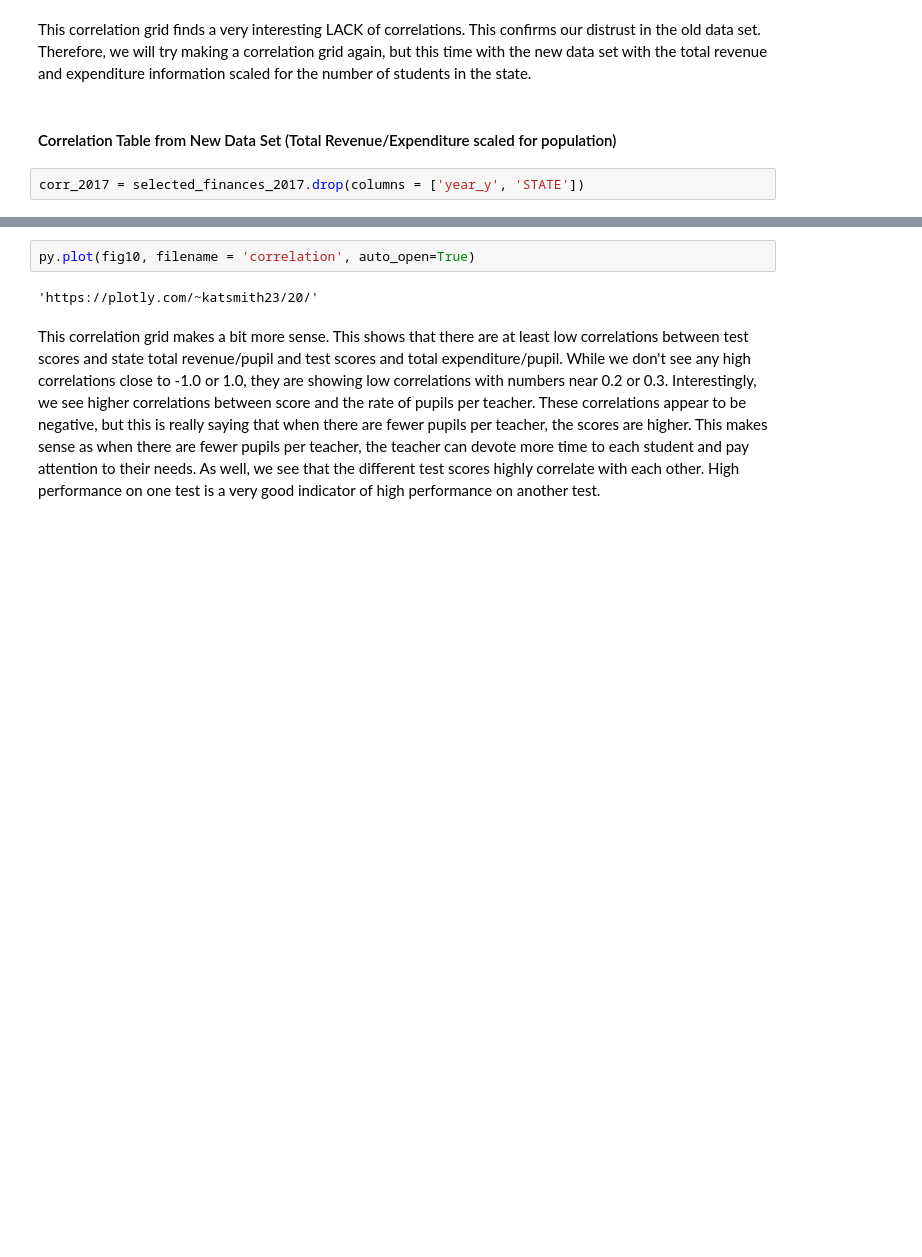
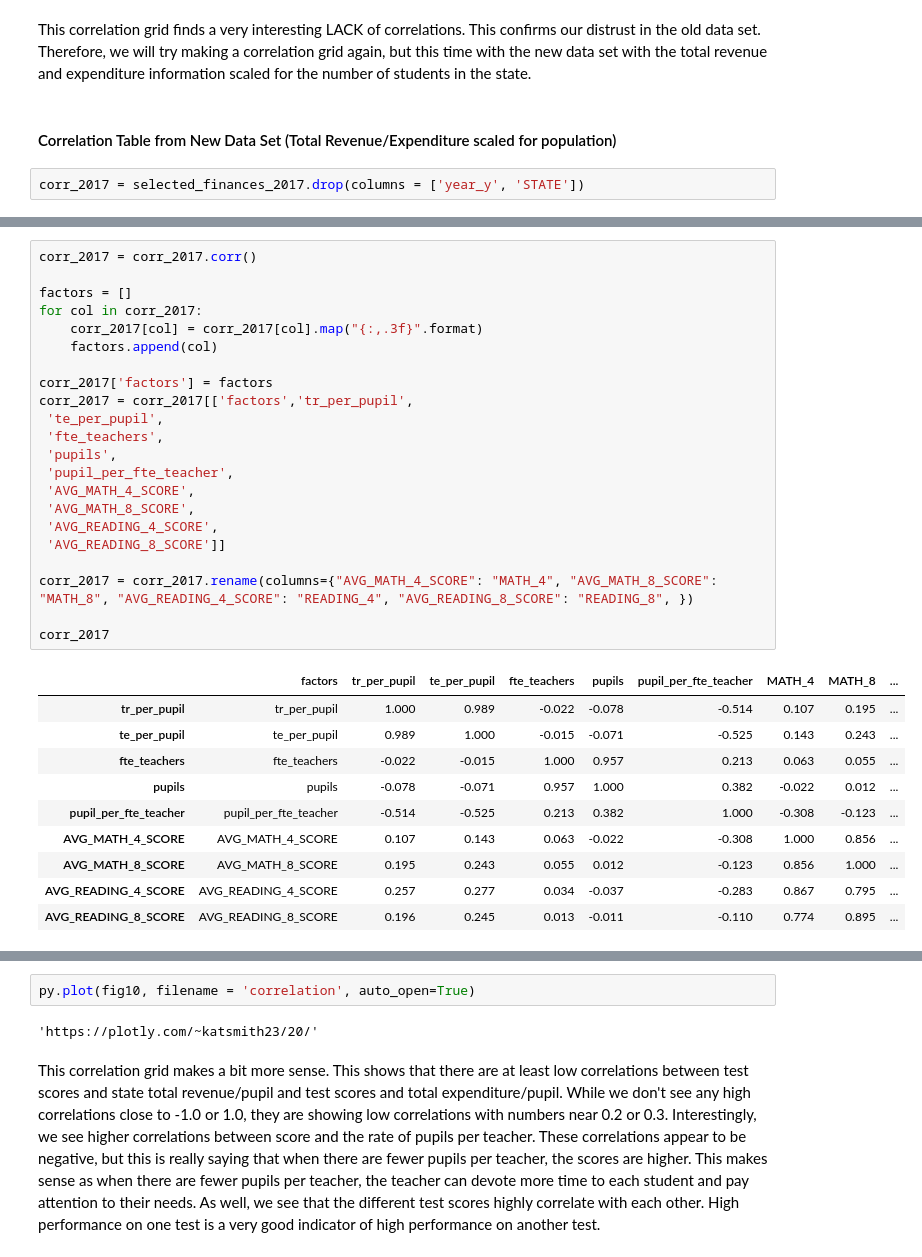
Before and after one commit to katherinesmith23/big_data_project, a Jupyter notebook: Final Project.ipynb, the cells around one changed output, grey strips where cells are left out. Drawn from its saved outputs; the diff is of its cells as text; blank space fills up the shorter version.

```diff
--- a/Final Project.ipynb
+++ b/Final Project.ipynb
@@ -771,0 +777,33 @@ fig10.show()
+# %%
+corr_2017 = corr_2017.corr()
+
+factors = []
+for col in corr_2017:
+    corr_2017[col] = corr_2017[col].map("{:,.3f}".format)
+    factors.append(col)
+
+corr_2017['factors'] = factors
+corr_2017 = corr_2017[['factors','tr_per_pupil',
+ 'te_per_pupil',
+ 'fte_teachers',
+ 'pupils',
+ 'pupil_per_fte_teacher',
+ 'AVG_MATH_4_SCORE',
+ 'AVG_MATH_8_SCORE',
+ 'AVG_READING_4_SCORE',
+ 'AVG_READING_8_SCORE']]
+
+corr_2017 = corr_2017.rename(columns={"AVG_MATH_4_SCORE": "MATH_4", "AVG_MATH_8_SCORE": "MATH_8", "AVG_READING_4_SCORE": "READING_4", "AVG_READING_8_SCORE": "READING_8", })
+
+corr_2017
+# %% [output]
+|  | factors | tr_per_pupil | te_per_pupil | fte_teachers | pupils | pupil_per_fte_teacher | MATH_4 | MATH_8 | ... |
+| tr_per_pupil | tr_per_pupil | 1.000 | 0.989 | -0.022 | -0.078 | -0.514 | 0.107 | 0.195 | ... |
+| te_per_pupil | te_per_pupil | 0.989 | 1.000 | -0.015 | -0.071 | -0.525 | 0.143 | 0.243 | ... |
+| fte_teachers | fte_teachers | -0.022 | -0.015 | 1.000 | 0.957 | 0.213 | 0.063 | 0.055 | ... |
+| pupils | pupils | -0.078 | -0.071 | 0.957 | 1.000 | 0.382 | -0.022 | 0.012 | ... |
+| pupil_per_fte_teacher | pupil_per_fte_teacher | -0.514 | -0.525 | 0.213 | 0.382 | 1.000 | -0.308 | -0.123 | ... |
+| AVG_MATH_4_SCORE | AVG_MATH_4_SCORE | 0.107 | 0.143 | 0.063 | -0.022 | -0.308 | 1.000 | 0.856 | ... |
+| AVG_MATH_8_SCORE | AVG_MATH_8_SCORE | 0.195 | 0.243 | 0.055 | 0.012 | -0.123 | 0.856 | 1.000 | ... |
+| AVG_READING_4_SCORE | AVG_READING_4_SCORE | 0.257 | 0.277 | 0.034 | -0.037 | -0.283 | 0.867 | 0.795 | ... |
+| AVG_READING_8_SCORE | AVG_READING_8_SCORE | 0.196 | 0.245 | 0.013 | -0.011 | -0.110 | 0.774 | 0.895 | ... |
```
Also changed, not shown: parts of 21 cells of this notebook.
